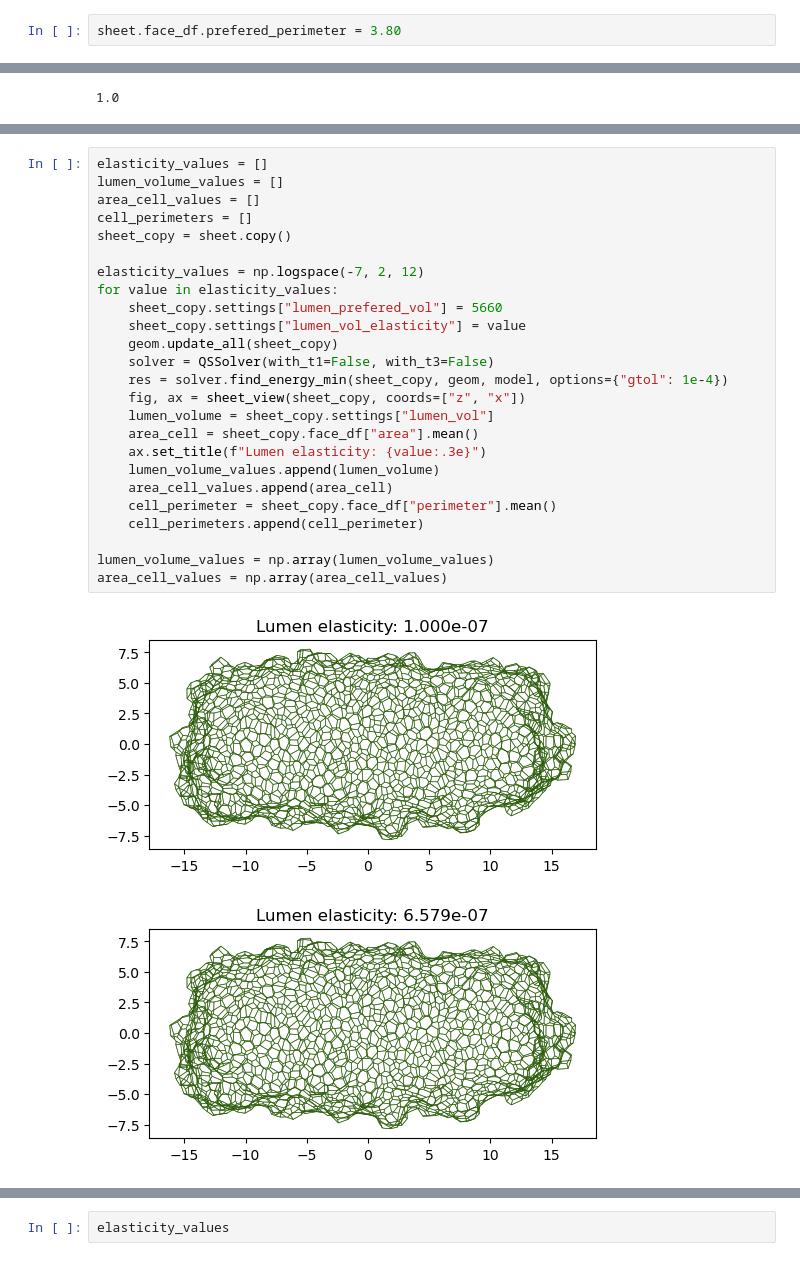
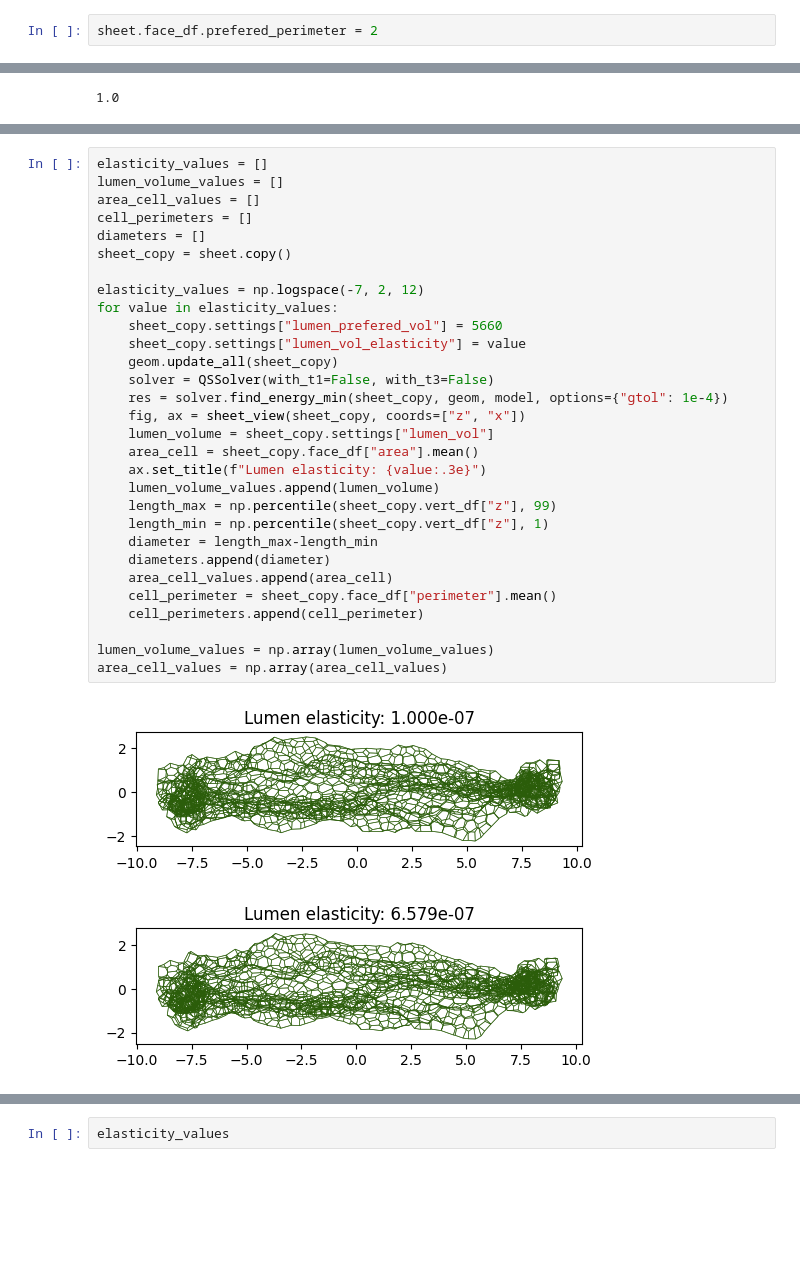
Before and after one commit to Lauragdlp/peripodial, a Jupyter notebook: notebook/lumen_elasticity.ipynb, the cells around one changed output, grey strips where cells are left out. Drawn from its saved outputs; the diff is of its cells as text; blank space fills up the shorter version.

```diff
--- a/notebook/lumen_elasticity.ipynb
+++ b/notebook/lumen_elasticity.ipynb
@@ -57,7 +57,7 @@ modify_some_initial_settings(sheet)
 geom.scale(sheet, 1 / sheet.face_df.area.mean()**0.5, list("xyz"))
 geom.update_all(sheet)
 # %%
-sheet.face_df.prefered_perimeter = 3.80
+sheet.face_df.prefered_perimeter = 2
 # %%
 sheet.face_df.area.mean()
 # %% [output]
@@ -93,28 +93,33 @@ sheet.settings
 # %%
 elasticity_values = []
 lumen_volume_values = []
 area_cell_values = []
 cell_perimeters = []
+diameters = []
 sheet_copy = sheet.copy()
 
 elasticity_values = np.logspace(-7, 2, 12)
 for value in elasticity_values:
     sheet_copy.settings["lumen_prefered_vol"] = 5660
     sheet_copy.settings["lumen_vol_elasticity"] = value
     geom.update_all(sheet_copy)
     solver = QSSolver(with_t1=False, with_t3=False)
     res = solver.find_energy_min(sheet_copy, geom, model, options={"gtol": 1e-4})
     fig, ax = sheet_view(sheet_copy, coords=["z", "x"])
     lumen_volume = sheet_copy.settings["lumen_vol"]
     area_cell = sheet_copy.face_df["area"].mean()
     ax.set_title(f"Lumen elasticity: {value:.3e}")
     lumen_volume_values.append(lumen_volume)
+    length_max = np.percentile(sheet_copy.vert_df["z"], 99)
+    length_min = np.percentile(sheet_copy.vert_df["z"], 1)
+    diameter = length_max-length_min
+    diameters.append(diameter)
     area_cell_values.append(area_cell)
     cell_perimeter = sheet_copy.face_df["perimeter"].mean()
     cell_perimeters.append(cell_perimeter)
 
 lumen_volume_values = np.array(lumen_volume_values)
 area_cell_values = np.array(area_cell_values)
 # %% [output]
-[figure, old version]
+[figure, new version]
-[figure, old version]
+[figure, new version]
```
Also changed, not shown: parts of 9 cells of this notebook, 38 other files.
